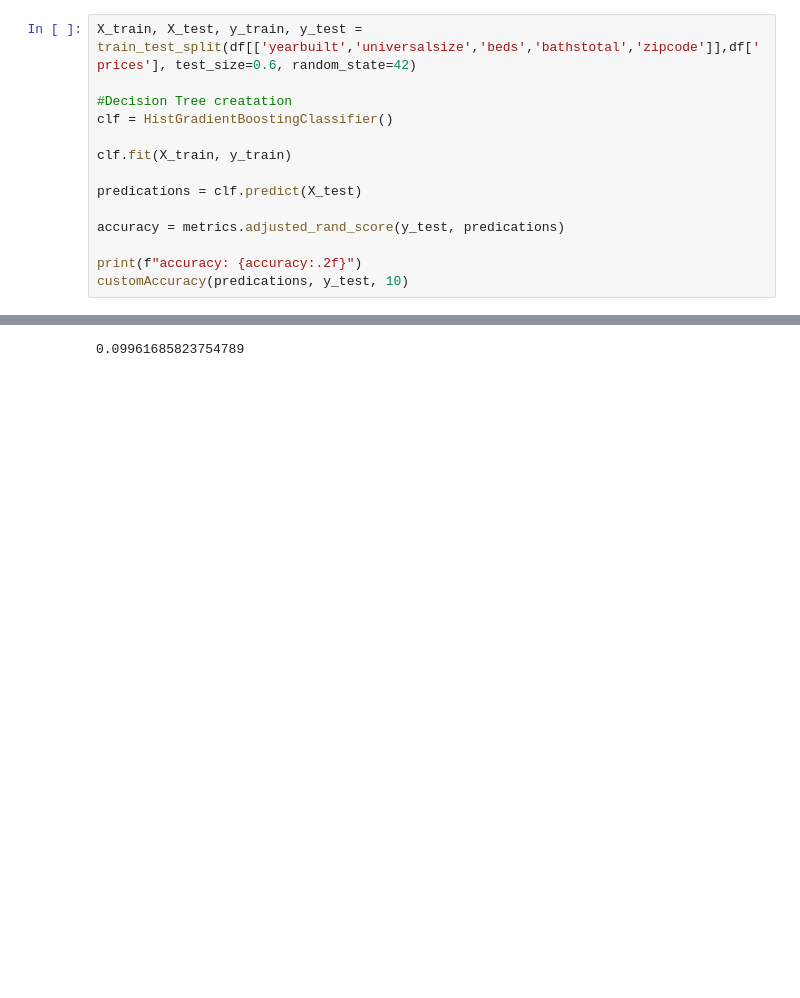
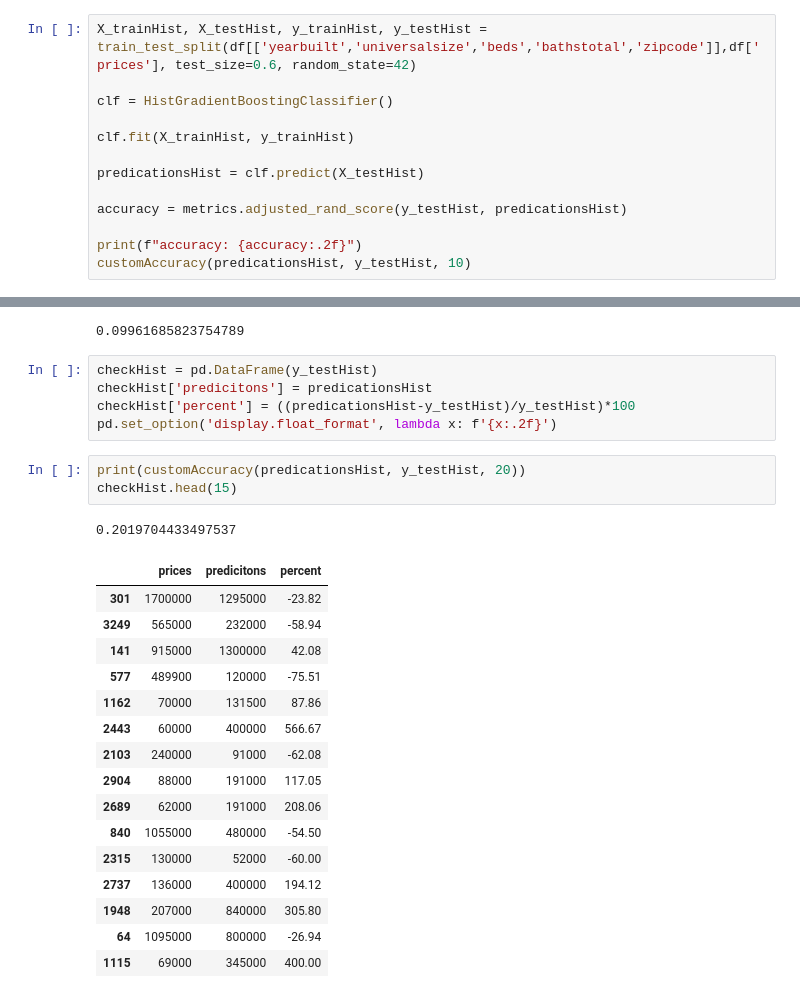
Before and after one commit to MikePlekan/Real-Estate-project, a Jupyter notebook: APIMachineLearning.ipynb, the cells around one changed output, grey strips where cells are left out. Saved outputs shown, nothing was run; the diff lists cells and outputs as text; blank space fills up the shorter version.

```diff
--- a/APIMachineLearning.ipynb
+++ b/APIMachineLearning.ipynb
@@ -130,17 +132,42 @@ The slope for the line-of-best-fit is     269.47
 # %%
-X_train, X_test, y_train, y_test = train_test_split(df[['yearbuilt','universalsize','beds','bathstotal','zipcode']],df['prices'], test_size=0.6, random_state=42)
+X_trainHist, X_testHist, y_trainHist, y_testHist = train_test_split(df[['yearbuilt','universalsize','beds','bathstotal','zipcode']],df['prices'], test_size=0.6, random_state=42)
 
-#Decision Tree creatation
 clf = HistGradientBoostingClassifier()
 
-clf.fit(X_train, y_train)
+clf.fit(X_trainHist, y_trainHist)
 
-predications = clf.predict(X_test)
+predicationsHist = clf.predict(X_testHist)
 
-accuracy = metrics.adjusted_rand_score(y_test, predications)
+accuracy = metrics.adjusted_rand_score(y_testHist, predicationsHist)
 
 print(f"accuracy: {accuracy:.2f}")
-customAccuracy(predications, y_test, 10)
+customAccuracy(predicationsHist, y_testHist, 10)
 # %% [output]
 accuracy: 0.00
 0.09961685823754789
+# %%
+checkHist = pd.DataFrame(y_testHist)
+checkHist['predicitons'] = predicationsHist
+checkHist['percent'] = ((predicationsHist-y_testHist)/y_testHist)*100
+pd.set_option('display.float_format', lambda x: f'{x:.2f}')
+# %%
+print(customAccuracy(predicationsHist, y_testHist, 20))
+checkHist.head(15)
+# %% [output]
+0.2019704433497537
+|  | prices | predicitons | percent |
+| 301 | 1700000 | 1295000 | -23.82 |
+| 3249 | 565000 | 232000 | -58.94 |
+| 141 | 915000 | 1300000 | 42.08 |
+| 577 | 489900 | 120000 | -75.51 |
+| 1162 | 70000 | 131500 | 87.86 |
+| 2443 | 60000 | 400000 | 566.67 |
+| 2103 | 240000 | 91000 | -62.08 |
+| 2904 | 88000 | 191000 | 117.05 |
+| 2689 | 62000 | 191000 | 208.06 |
+| 840 | 1055000 | 480000 | -54.50 |
+| 2315 | 130000 | 52000 | -60.00 |
+| 2737 | 136000 | 400000 | 194.12 |
+| 1948 | 207000 | 840000 | 305.80 |
+| 64 | 1095000 | 800000 | -26.94 |
+| 1115 | 69000 | 345000 | 400.00 |
```
Also changed, not shown: parts of 11 cells of this notebook.
